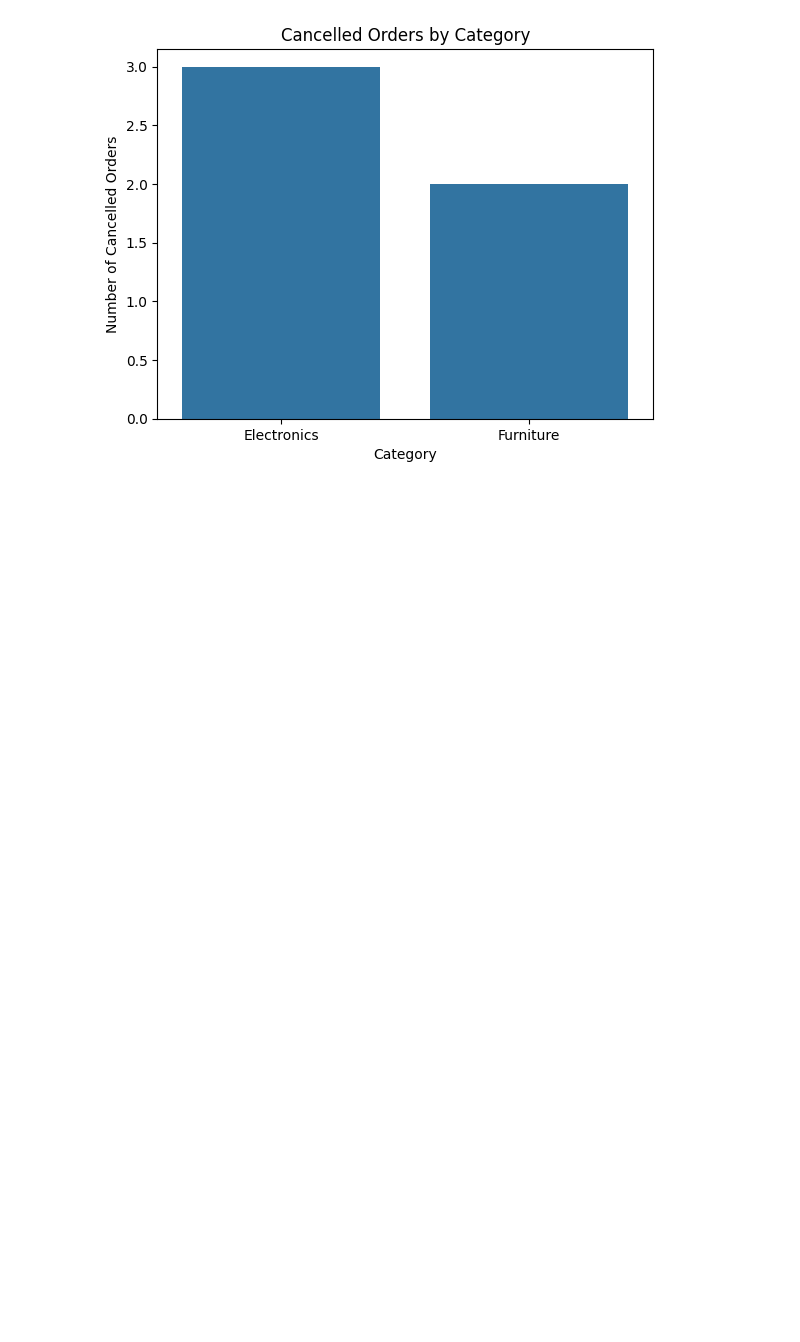
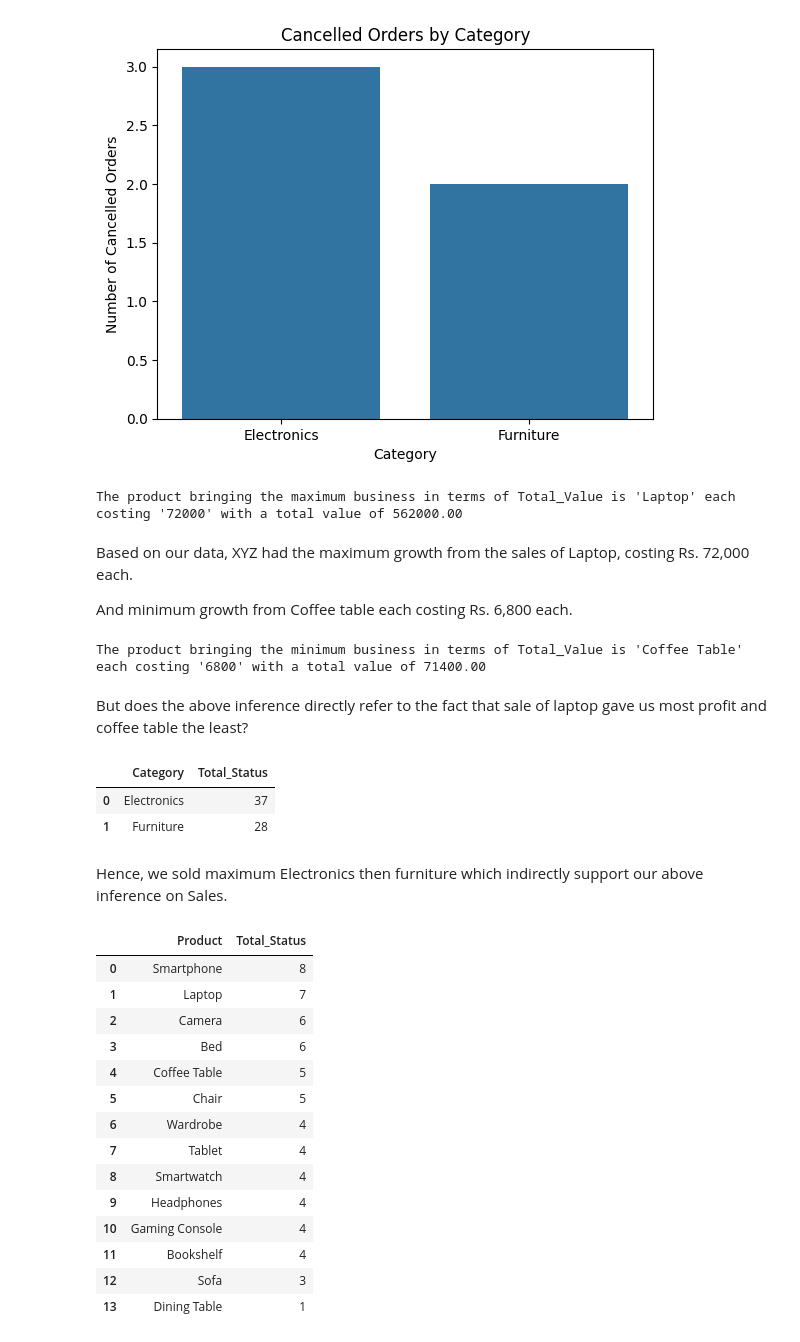
Before and after one commit to PhiWhyyy/E-Commerce-Business-Analysis, a Jupyter notebook: E_Commerce_Business_Analysis_Project.ipynb, the cells around one changed output. Cells and saved outputs as stored; diff of their text form; code cells hidden in the pictures; blank space fills up the shorter version.

```diff
--- a/E_Commerce_Business_Analysis_Project.ipynb
+++ b/E_Commerce_Business_Analysis_Project.ipynb
@@ -246,3 +264,81 @@ plt.ylabel('Number of Cancelled Orders')
 plt.show()
 # %% [output]
 [figure]
+# %%
+product_total_value = df.groupby('Product')['Total_Value'].sum()
+max_business_product = product_total_value.idxmax()
+# Corrected line to find the maximum unit price for the product with the maximum business
+unit_cost = df[df['Product'] == max_business_product]['Unit_Price'].max()
+max_business_value = product_total_value.max()
+
+print(f"The product bringing the maximum business in terms of Total_Value is '{max_business_product}' each costing '{unit_cost}' with a total value of {max_business_value:.2f}")
+# %% [output]
+The product bringing the maximum business in terms of Total_Value is 'Laptop' each costing '72000' with a total value of 562000.00
+# %% [markdown]
+Based on our data, XYZ had the maximum growth from the sales of Laptop, costing Rs. 72,000 each.
+
+And minimum growth from Coffee table each costing Rs. 6,800 each.
+# %%
+df = pd.read_excel('/content/drive/MyDrive/XYZ company dataset_Updated Ecommerce Sheet.xlsx') # Skip the first row
+
+df['Total_Value'] = pd.to_numeric(df['Total_Value'], errors='coerce')
+filtered_df = df[df['Total_Value'] > 0]
+
+product_total_value = filtered_df.groupby('Product')['Total_Value'].sum()
+min_business_product = product_total_value.idxmin()
+min_unit_cost = df[df['Product'] == min_business_product]['Unit_Price'].min()
+min_business_value = product_total_value.min()
+
+print(f"The product bringing the minimum business in terms of Total_Value is '{min_business_product}' each costing '{min_unit_cost}' with a total value of {min_business_value:.2f}")
+# %% [output]
+The product bringing the minimum business in terms of Total_Value is 'Coffee Table' each costing '6800' with a total value of 71400.00
+# %% [markdown]
+But does the above inference directly refer to the fact that sale of laptop gave us most profit and coffee table the least?
+# %%
+df=pd.read_excel('/content/drive/MyDrive/XYZ company dataset_Updated Ecommerce Sheet.xlsx')
+max_category_sold= df.groupby('Product')['Quantity'].max()
+
+query_category_status="""
+SELECT Category, COUNT(Status) as Total_Status
+FROM df
+WHERE Status == 'Delivered'
+GROUP BY Category
+ORDER BY Category
+"""
+category_delivered= pdsql.sqldf(query_category_status, globals())
+display(category_delivered)
+# %% [output]
+|  | Category | Total_Status |
+| 0 | Electronics | 37 |
+| 1 | Furniture | 28 |
+# %% [markdown]
+Hence, we sold maximum Electronics then furniture which indirectly support our above inference on Sales.
+# %%
+df=pd.read_excel('/content/drive/MyDrive/XYZ company dataset_Updated Ecommerce Sheet.xlsx')
+max_item_sold= df.groupby('Product')['Quantity'].max()
+
+query_product_status="""
+SELECT Product, COUNT(Status) as Total_Status
+FROM df
+WHERE Status == 'Delivered' AND Status NOT IN ('Cancelled', 'Returned', 'Pending','Shipped')
+GROUP BY Product
+ORDER BY Total_Status DESC;
+"""
+product_delivered= pdsql.sqldf(query_product_status, globals())
+display(product_delivered)
+# %% [output]
+|  | Product | Total_Status |
+| 0 | Smartphone | 8 |
+| 1 | Laptop | 7 |
+| 2 | Camera | 6 |
+| 3 | Bed | 6 |
+| 4 | Coffee Table | 5 |
+| 5 | Chair | 5 |
+| 6 | Wardrobe | 4 |
+| 7 | Tablet | 4 |
+| 8 | Smartwatch | 4 |
+| 9 | Headphones | 4 |
+| 10 | Gaming Console | 4 |
+| 11 | Bookshelf | 4 |
+| 12 | Sofa | 3 |
+| 13 | Dining Table | 1 |
```
Also changed, not shown: parts of 12 cells of this notebook.
